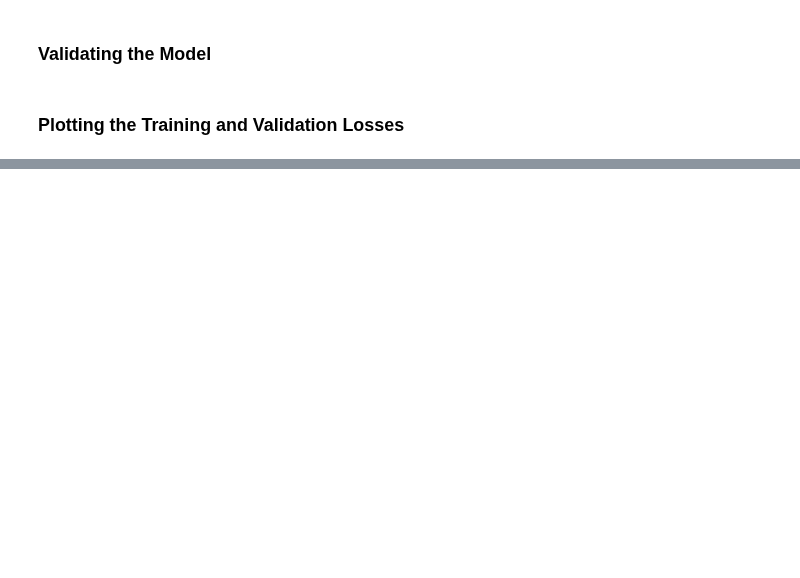
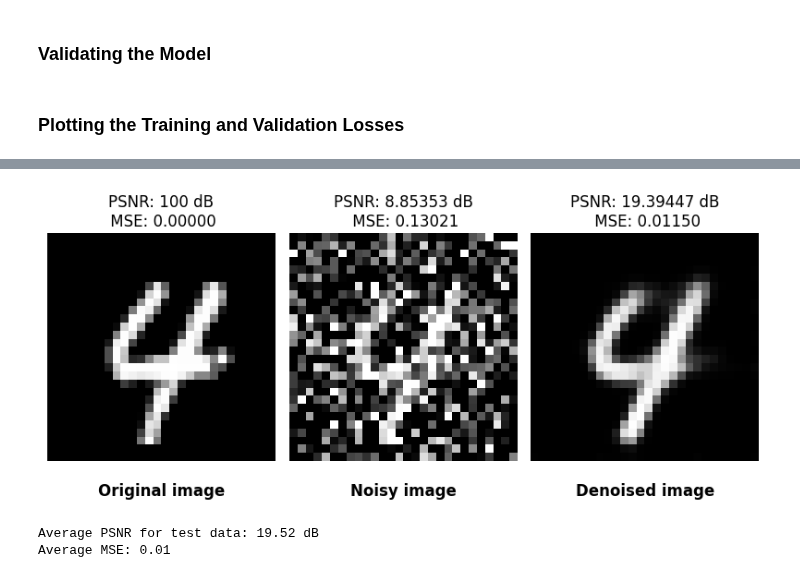
Before and after one commit to ekremgulcan/mnist-autoencoder, a Jupyter notebook: autoencoder.ipynb, the cells around one changed output, grey strips where cells are left out. Drawn from its saved outputs; the diff is of its cells as text; code cells hidden in the pictures; blank space fills up the shorter version.

```diff
--- a/autoencoder.ipynb
+++ b/autoencoder.ipynb
@@ -500,0 +518,58 @@ Average PSNR for test data: 19.61 dB
+# %%
+# Örnek bir resmin PSNR'sini hesapla
+
+sample_idx = torch.randint(len(mnist_test), size=(1,)).item()
+original_test_img, _ = mnist_test[sample_idx]
+original_test_img = original_test_img.cpu()
+
+with torch.no_grad():
+    noisy_test_img = add_noise(original_test_img).to(device)
+    denoised_test_img = denoiser(noisy_test_img)
+
+noisy_test_img = noisy_test_img.cpu()
+denoised_test_img = denoised_test_img.cpu()
+
+orig_mse, orig_psnr = calculate_psnr(original_test_img, original_test_img)
+noisy_mse, noisy_psnr = calculate_psnr(original_test_img, noisy_test_img)
+denoised_mse, denoised_psnr = calculate_psnr(original_test_img, denoised_test_img)
+
+fig, axes = plt.subplots(1, 3, figsize=(8, 4))
+
+
+axes[0].imshow(original_test_img.squeeze(), cmap='gray')
+axes[0].set_title(f"PSNR: {orig_psnr} dB\n MSE: {orig_mse:.5f}")
+axes[0].text(0.5, -0.15, "Original image", transform=axes[0].transAxes,
+             ha='center', fontsize=12, fontweight='bold')
+axes[0].axis('off')
+
+axes[1].imshow(noisy_test_img.squeeze(), cmap='gray')
+axes[1].set_title(f"PSNR: {noisy_psnr:.5f} dB\n MSE: {noisy_mse:.5f}")
+axes[1].text(0.5, -0.15, "Noisy image", transform=axes[1].transAxes,
+             ha='center', fontsize=12, fontweight='bold')
+axes[1].axis('off')
+
+axes[2].imshow(denoised_test_img.squeeze(), cmap='gray')
+axes[2].set_title(f"PSNR: {denoised_psnr:.5f} dB\n MSE: {denoised_mse:.5f}")
+axes[2].text(0.5, -0.15, "Denoised image", transform=axes[2].transAxes,
+             ha='center', fontsize=12, fontweight='bold')
+axes[2].axis('off')
+
+plt.tight_layout()
+
+# Saving the plot
+path = Path('plots')
+path.mkdir(parents=True, exist_ok=True)
+plt.savefig(path / 'psnr.png')
+
+plt.show()
+# %% [output]
+[figure, added]
+# %%
+# 19.62 dB ve 0.01 MSE, modelin gürültü temizlemede iyi bir iş çıkardığını gösterir.
+
+avg_psnr, mse = calculate_avg_psnr(denoiser, test_loader)
+print(f"Average PSNR for test data: {avg_psnr:.2f} dB")
+print(f"Average MSE: {mse:.2f}")
+# %% [output]
+Average PSNR for test data: 19.52 dB
+Average MSE: 0.01
```
Also changed, not shown: parts of 13 cells of this notebook.
